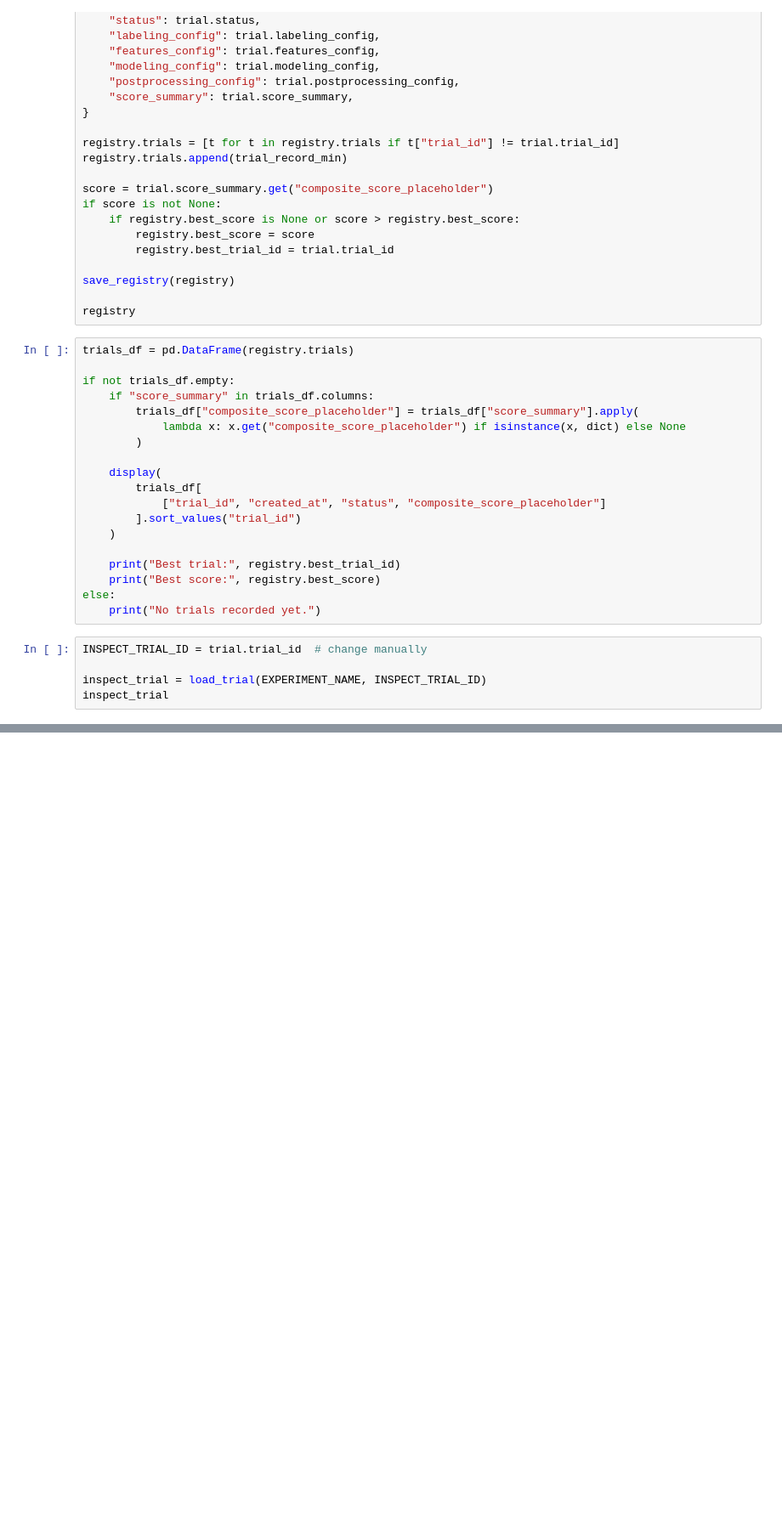
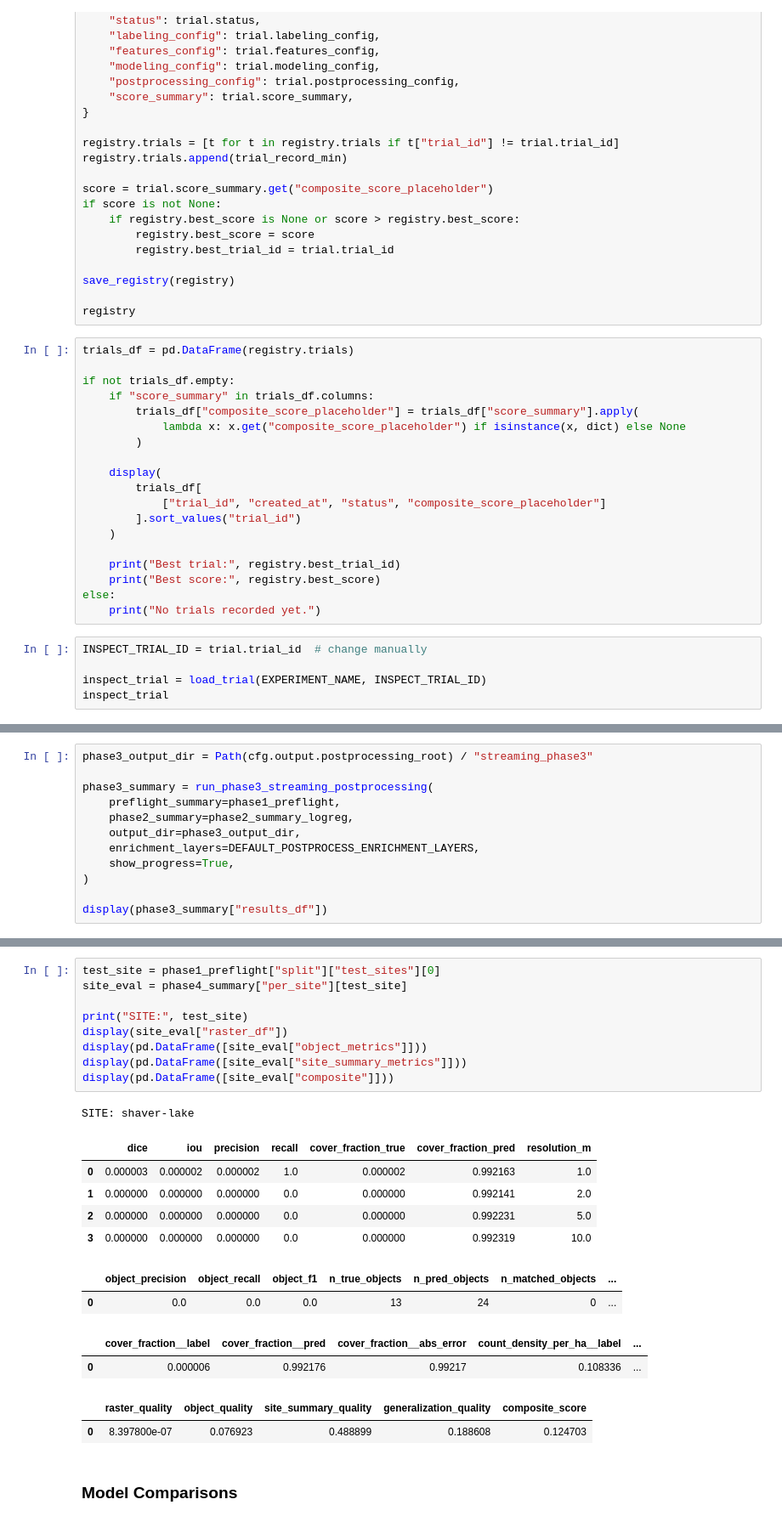
Before and after one commit to ICharmU/shrub, a Jupyter notebook: Final/main.ipynb, the cells around one changed output, grey strips where cells are left out. Shown at 85% size. Drawn from its saved outputs; the diff is of its cells as text; blank space fills up the shorter version.

```diff
--- a/Final/main.ipynb
+++ b/Final/main.ipynb
@@ -3707,0 +6684,12 @@ inspect_trial
+# %%
+phase3_output_dir = Path(cfg.output.postprocessing_root) / "streaming_phase3"
+
+phase3_summary = run_phase3_streaming_postprocessing(
+    preflight_summary=phase1_preflight,
+    phase2_summary=phase2_summary_logreg,
+    output_dir=phase3_output_dir,
+    enrichment_layers=DEFAULT_POSTPROCESS_ENRICHMENT_LAYERS,
+    show_progress=True,
+)
+
+display(phase3_summary["results_df"])
@@ -3707,0 +7235,24 @@ inspect_trial
+# %%
+test_site = phase1_preflight["split"]["test_sites"][0]
+site_eval = phase4_summary["per_site"][test_site]
+
+print("SITE:", test_site)
+display(site_eval["raster_df"])
+display(pd.DataFrame([site_eval["object_metrics"]]))
+display(pd.DataFrame([site_eval["site_summary_metrics"]]))
+display(pd.DataFrame([site_eval["composite"]]))
+# %% [output]
+SITE: shaver-lake
+|  | dice | iou | precision | recall | cover_fraction_true | cover_fraction_pred | resolution_m |
+| 0 | 0.000003 | 0.000002 | 0.000002 | 1.0 | 0.000002 | 0.992163 | 1.0 |
+| 1 | 0.000000 | 0.000000 | 0.000000 | 0.0 | 0.000000 | 0.992141 | 2.0 |
+| 2 | 0.000000 | 0.000000 | 0.000000 | 0.0 | 0.000000 | 0.992231 | 5.0 |
+| 3 | 0.000000 | 0.000000 | 0.000000 | 0.0 | 0.000000 | 0.992319 | 10.0 |
+|  | object_precision | object_recall | object_f1 | n_true_objects | n_pred_objects | n_matched_objects | ... |
+| 0 | 0.0 | 0.0 | 0.0 | 13 | 24 | 0 | ... |
+|  | cover_fraction__label | cover_fraction__pred | cover_fraction__abs_error | count_density_per_ha__label | ... |
+| 0 | 0.000006 | 0.992176 | 0.99217 | 0.108336 | ... |
+|  | raster_quality | object_quality | site_summary_quality | generalization_quality | composite_score |
+| 0 | 8.397800e-07 | 0.076923 | 0.488899 | 0.188608 | 0.124703 |
+# %% [markdown]
+### Model Comparisons
```
Also changed, not shown: parts of 80 cells of this notebook, 3 other files.
